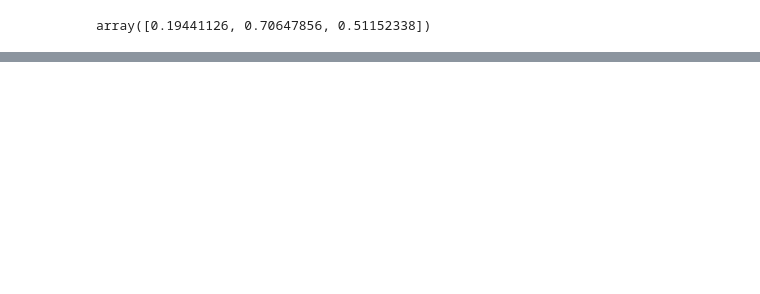
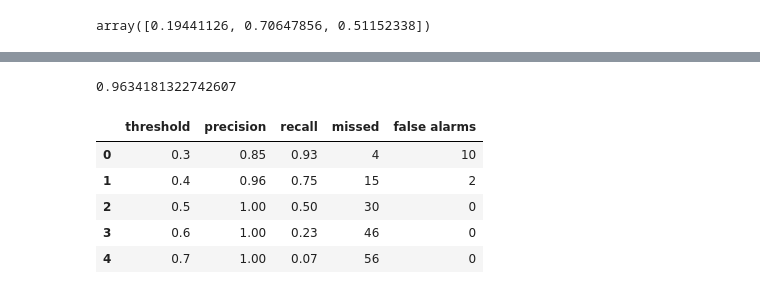
Before and after one commit to itamarsha27/prompt-injection-detector, a Jupyter notebook: detector.ipynb, the cells around one changed output, grey strips where cells are left out. Saved outputs shown, nothing was run; the diff lists cells and outputs as text; code cells hidden in the pictures; blank space fills up the shorter version.

```diff
--- a/detector.ipynb
+++ b/detector.ipynb
@@ -212,0 +333,9 @@ array([0.19441126, 0.70647856, 0.51152338])
+# %%
+from sklearn.metrics import PrecisionRecallDisplay
+disp = PrecisionRecallDisplay.from_predictions(test_df["label"],probs)
+disp.ax_.scatter(threshold_df["recall"], threshold_df["precision"])
+offsets = {0.4: (-5,-14), 0.3:(5,0)} # 0.4 will go below, 0.3 will go a bit more right.
+for t, r, p in zip(threshold_df["threshold"], threshold_df["recall"], threshold_df["precision"]):
+    disp.ax_.annotate(str(t), (r, p), xytext=offsets.get(t, (5,5)), textcoords="offset points")
+disp.ax_.set_title("Precision-Recall curve (test set)", pad=20)
+disp.figure_.savefig("pr_curve.png", dpi=150, bbox_inches="tight")
@@ -212,0 +354,28 @@ array([0.19441126, 0.70647856, 0.51152338])
+# %%
+pipe2 = make_pipeline(TfidfVectorizer(ngram_range=(1, 2)), LogisticRegression(max_iter=1000))
+pipe2.fit(train_df["text"], train_df["label"])
+probs2 = pipe2.predict_proba(test_df["text"])[:, 1]
+# %%
+print(average_precision_score(test_df["label"], probs2))
+rows2 = []
+for t in thresholds:
+    preds = (probs2>=t).astype(int)
+    fn_mask = (test_df["label"]==1) & (preds==0)
+    fa_mask = (test_df["label"]==0) & (preds==1)
+    rows2.append({
+    "threshold": t,
+    "precision": precision_score(test_df["label"],preds),
+    "recall": recall_score(test_df["label"],preds),
+    "missed": fn_mask.sum(),
+    "false alarms": fa_mask.sum()
+    })
+threshold_df2 = pd.DataFrame(rows2).round(2)
+threshold_df2
+# %% [output]
+0.9634181322742607
+|  | threshold | precision | recall | missed | false alarms |
+| 0 | 0.3 | 0.85 | 0.93 | 4 | 10 |
+| 1 | 0.4 | 0.96 | 0.75 | 15 | 2 |
+| 2 | 0.5 | 1.00 | 0.50 | 30 | 0 |
+| 3 | 0.6 | 1.00 | 0.23 | 46 | 0 |
+| 4 | 0.7 | 1.00 | 0.07 | 56 | 0 |
```
Also changed, not shown: parts of 23 cells of this notebook, 1 other file.
